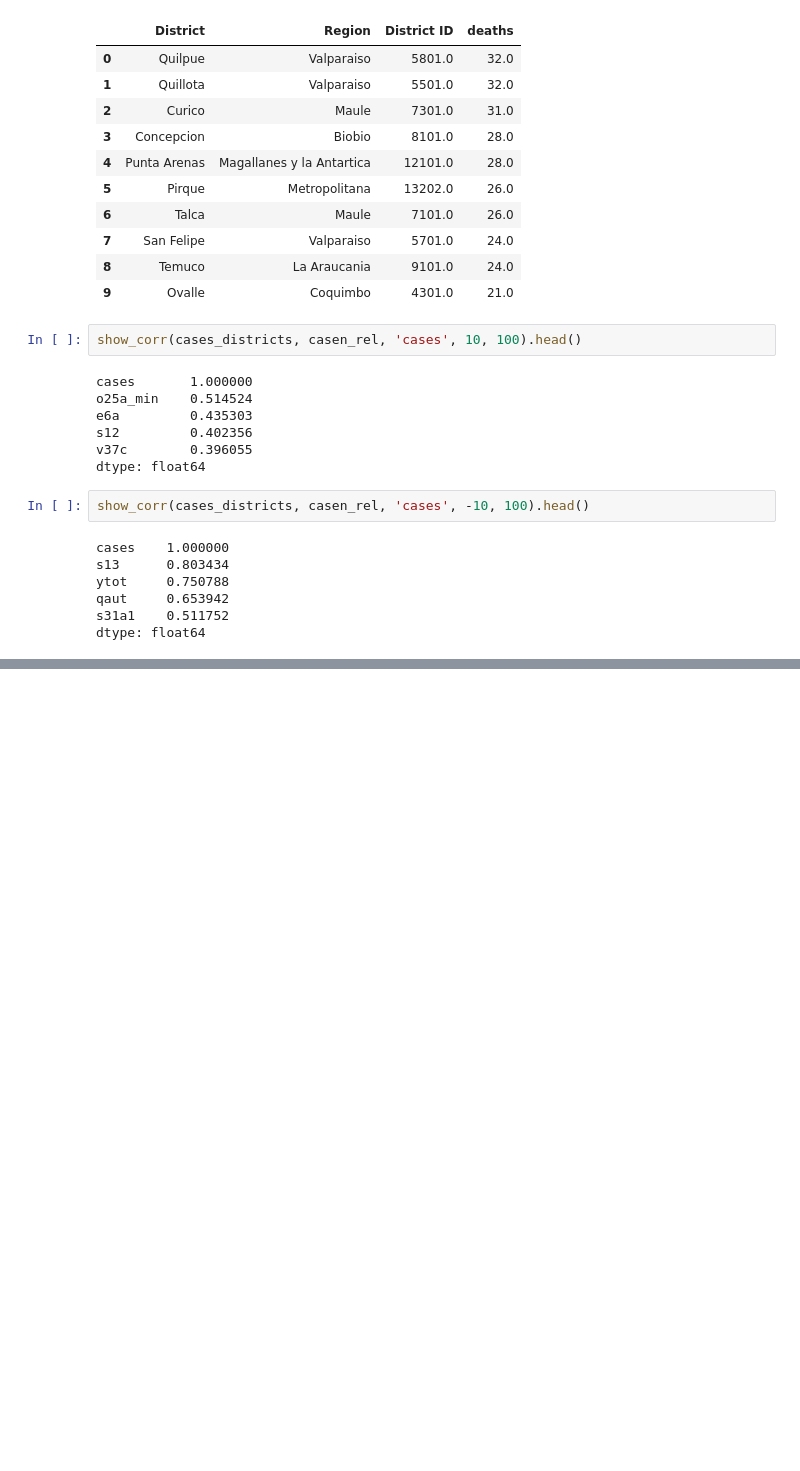
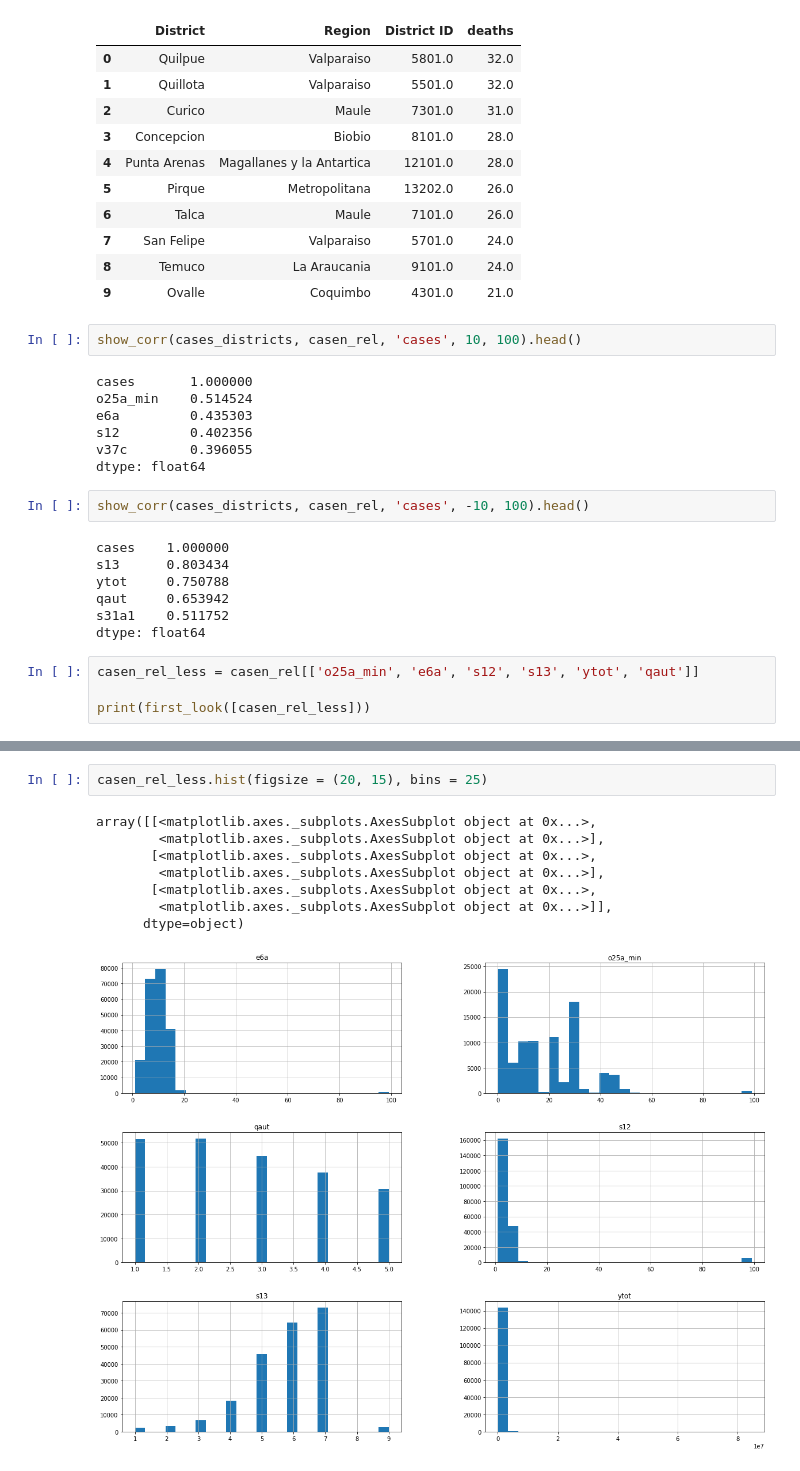
Before and after one commit to muellermax/Chile-Capstone, a Jupyter notebook: Chile Capstone.ipynb, the cells around one changed output, grey strips where cells are left out. Cells and saved outputs as stored; diff of their text form; blank space fills up the shorter version.

```diff
--- a/Chile Capstone.ipynb
+++ b/Chile Capstone.ipynb
@@ -702,3 +702,7 @@ ytot     0.750788
 qaut     0.653942
 s31a1    0.511752
 dtype: float64
+# %%
+casen_rel_less = casen_rel[['o25a_min', 'e6a', 's12', 's13', 'ytot', 'qaut']]
+
+print(first_look([casen_rel_less]))
@@ -704,0 +727,11 @@ dtype: float64
+# %%
+casen_rel_less.hist(figsize = (20, 15), bins = 25)
+# %% [output]
+array([[<matplotlib.axes._subplots.AxesSubplot object at 0x...>,
+        <matplotlib.axes._subplots.AxesSubplot object at 0x...>],
+       [<matplotlib.axes._subplots.AxesSubplot object at 0x...>,
+        <matplotlib.axes._subplots.AxesSubplot object at 0x...>],
+       [<matplotlib.axes._subplots.AxesSubplot object at 0x...>,
+        <matplotlib.axes._subplots.AxesSubplot object at 0x...>]],
+      dtype=object)
+[figure, added]
```
Also changed, not shown: parts of 3 cells of this notebook.
